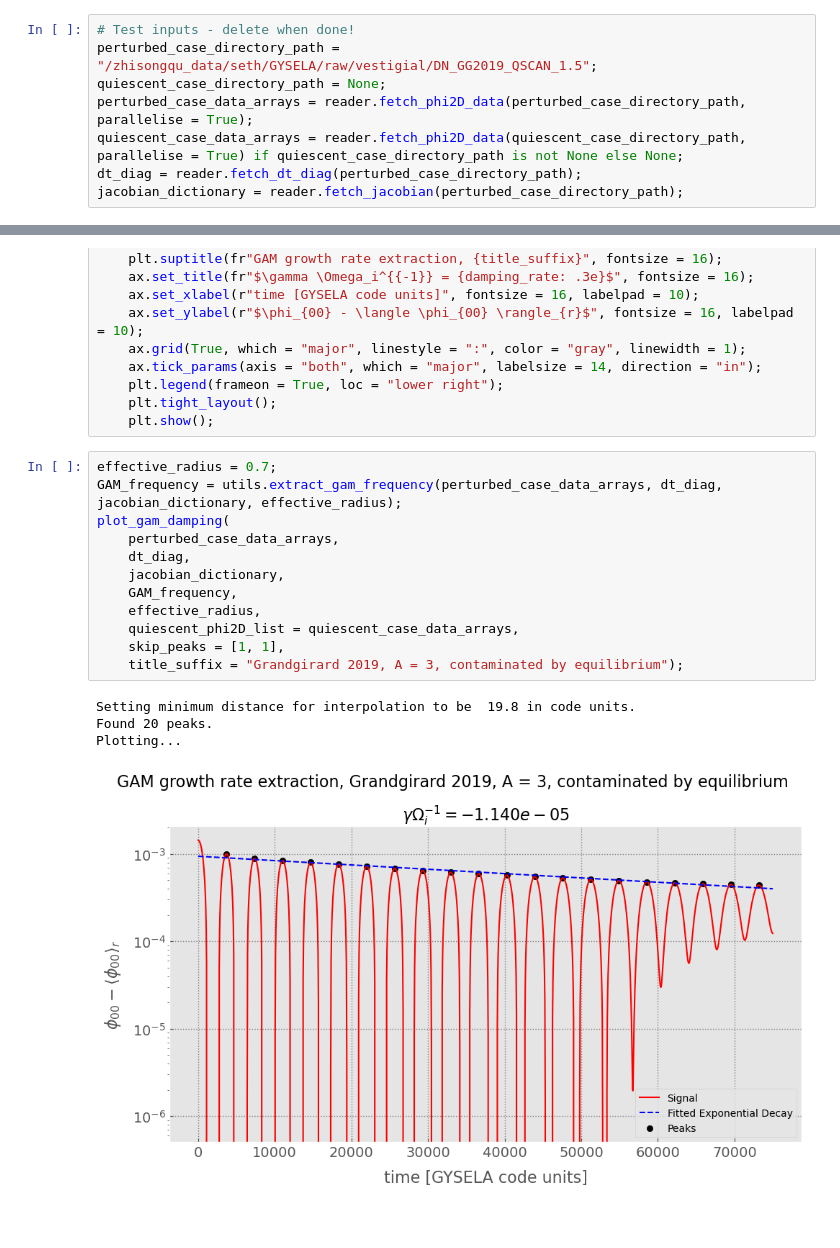
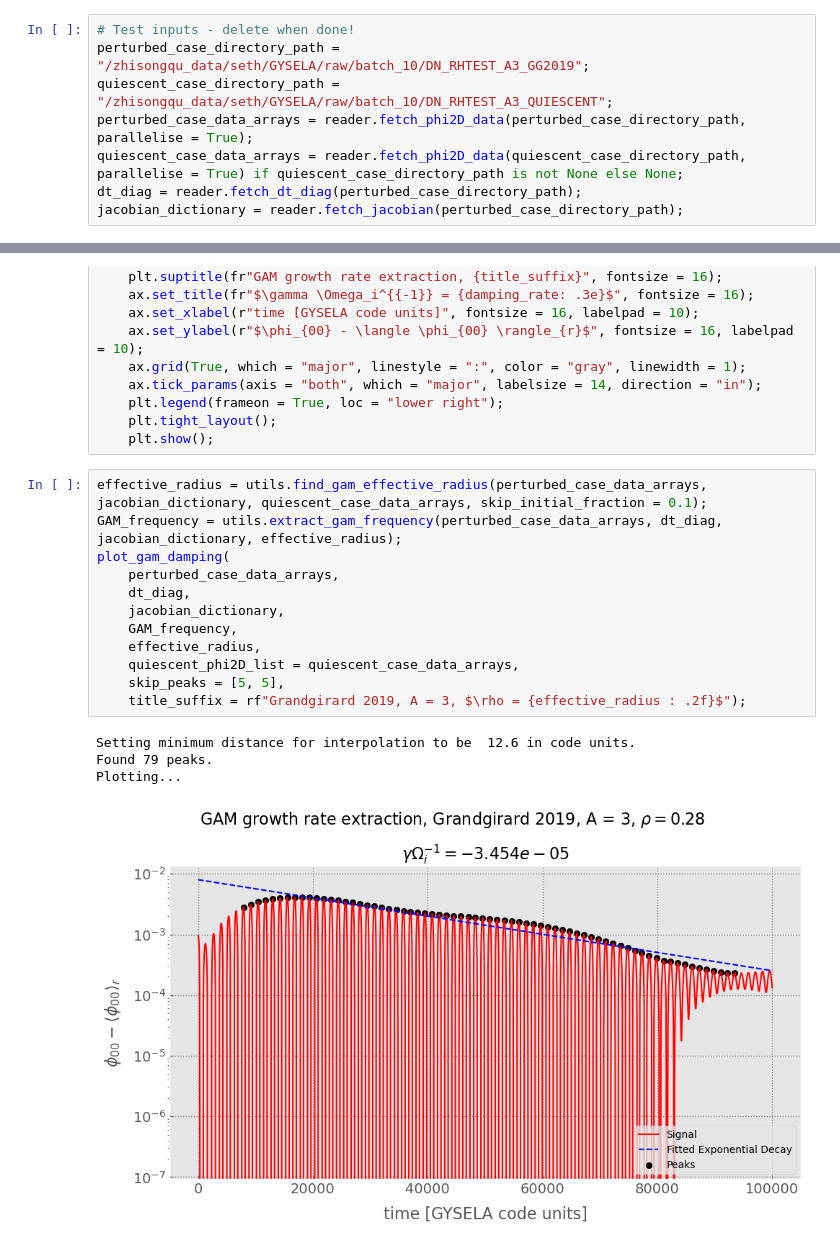
Before and after one commit to seferoni/GYSELA_utils, a Jupyter notebook: post-processing/scripts/exploratory_notebooks/gam_growth_rate.ipynb, the cells around one changed output, grey strips where cells are left out. Saved outputs shown, nothing was run; the diff lists cells and outputs as text; blank space fills up the shorter version.

```diff
--- a/post-processing/scripts/exploratory_notebooks/gam_growth_rate.ipynb
+++ b/post-processing/scripts/exploratory_notebooks/gam_growth_rate.ipynb
@@ -13,8 +13,8 @@ from scipy.signal import find_peaks;
 plt.style.use("ggplot");
 # %%
 # Test inputs - delete when done!
-perturbed_case_directory_path = "/zhisongqu_data/seth/GYSELA/raw/vestigial/DN_GG2019_QSCAN_1.5";
-quiescent_case_directory_path = None;
+perturbed_case_directory_path = "/zhisongqu_data/seth/GYSELA/raw/batch_10/DN_RHTEST_A3_GG2019";
+quiescent_case_directory_path = "/zhisongqu_data/seth/GYSELA/raw/batch_10/DN_RHTEST_A3_QUIESCENT";
 perturbed_case_data_arrays = reader.fetch_phi2D_data(perturbed_case_directory_path, parallelise = True);
 quiescent_case_data_arrays = reader.fetch_phi2D_data(quiescent_case_directory_path, parallelise = True) if quiescent_case_directory_path is not None else None;
 dt_diag = reader.fetch_dt_diag(perturbed_case_directory_path);
@@ -73,19 +79,19 @@ def plot_gam_damping(phi2D_list, dt_diag, jacobian_dictionary, GAM_frequency, ef
 	plt.tight_layout();
 	plt.show();
 # %%
-effective_radius = 0.7;
+effective_radius = utils.find_gam_effective_radius(perturbed_case_data_arrays, jacobian_dictionary, quiescent_case_data_arrays, skip_initial_fraction = 0.1);
 GAM_frequency = utils.extract_gam_frequency(perturbed_case_data_arrays, dt_diag, jacobian_dictionary, effective_radius);
 plot_gam_damping(
 	perturbed_case_data_arrays,
 	dt_diag,
 	jacobian_dictionary,
 	GAM_frequency,
 	effective_radius,
 	quiescent_phi2D_list = quiescent_case_data_arrays,
-	skip_peaks = [1, 1],
-	title_suffix = "Grandgirard 2019, A = 3, contaminated by equilibrium");
+	skip_peaks = [5, 5],
+	title_suffix = rf"Grandgirard 2019, A = 3, $\rho = {effective_radius : .2f}$");
 # %% [output]
-Setting minimum distance for interpolation to be  19.8 in code units.
-Found 20 peaks.
+Setting minimum distance for interpolation to be  12.6 in code units.
+Found 79 peaks.
 Plotting...
-[figure, old version]
+[figure, new version]
```
Also changed, not shown: parts of 1 cell of this notebook, 2 other files.
